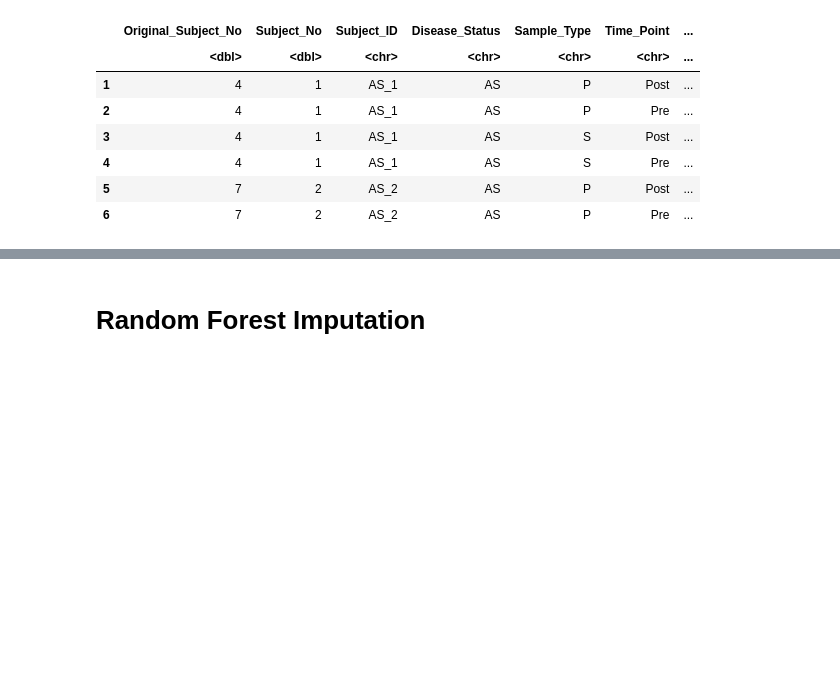
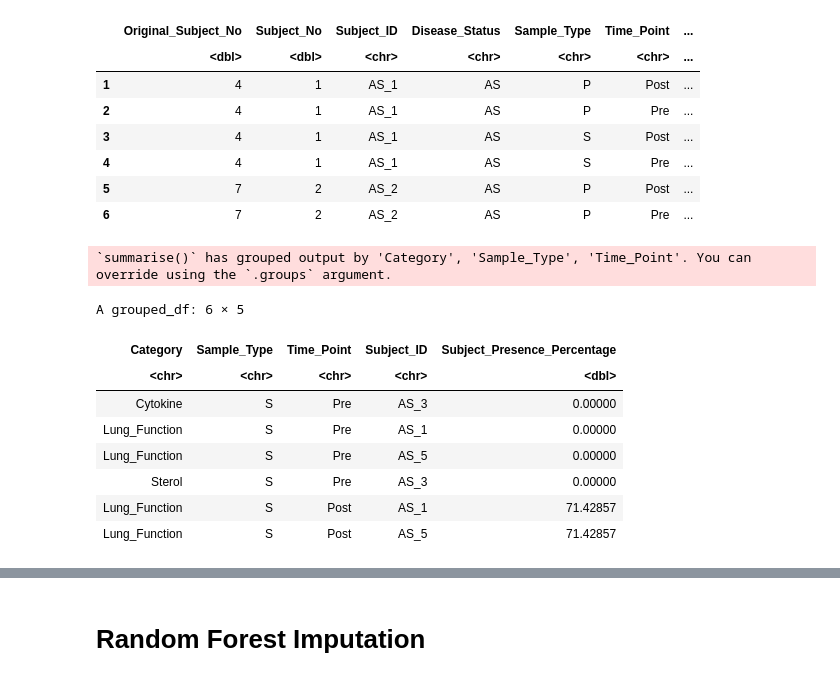
Before and after one commit to UNC-CEMALB/Ozone-exposure-is-associated-with-alterations-in-lung-and-systemic-sterol-profiles-in-healthy-and-as, a Jupyter notebook: 1. Data Imputation/Data Imputation.ipynb, the cells around one changed output, grey strips where cells are left out. Saved outputs shown, nothing was run; the diff lists cells and outputs as text; code cells hidden in the pictures; blank space fills up the shorter version.

```diff
--- a/1. Data Imputation/Data Imputation.ipynb
+++ b/1. Data Imputation/Data Imputation.ipynb
@@ -57,4 +57,23 @@ A data.frame: 6 × 11
 | 4 | 4 | 1 | AS_1 | AS | S | Pre | ... |
 | 5 | 7 | 2 | AS_2 | AS | P | Post | ... |
 | 6 | 7 | 2 | AS_2 | AS | P | Pre | ... |
+# %%
+#determing what subjects have missing data for all variables delinated based on the dfs the data will be split into
+subject_presence_df = ozone_data %>%
+    mutate(count = ifelse(Value != "NA", 1, 0)) %>%
+    group_by(Category, Sample_Type, Time_Point, Subject_ID) %>%
+    summarize(Subject_Presence_Percentage = sum(count)/ length(unique(Variable)) * 100) %>%
+    arrange(Subject_Presence_Percentage)
+head(subject_presence_df)
+# %% [output]
+`summarise()` has grouped output by 'Category', 'Sample_Type', 'Time_Point'. You can override using the `.groups` argument.
+A grouped_df: 6 × 5
+| Category | Sample_Type | Time_Point | Subject_ID | Subject_Presence_Percentage |
+| <chr> | <chr> | <chr> | <chr> | <dbl> |
+| Cytokine | S | Pre | AS_3 | 0.00000 |
+| Lung_Function | S | Pre | AS_1 | 0.00000 |
+| Lung_Function | S | Pre | AS_5 | 0.00000 |
+| Sterol | S | Pre | AS_3 | 0.00000 |
+| Lung_Function | S | Post | AS_1 | 71.42857 |
+| Lung_Function | S | Post | AS_5 | 71.42857 |
 # %%
```
Also changed, not shown: parts of 11 cells of this notebook.
